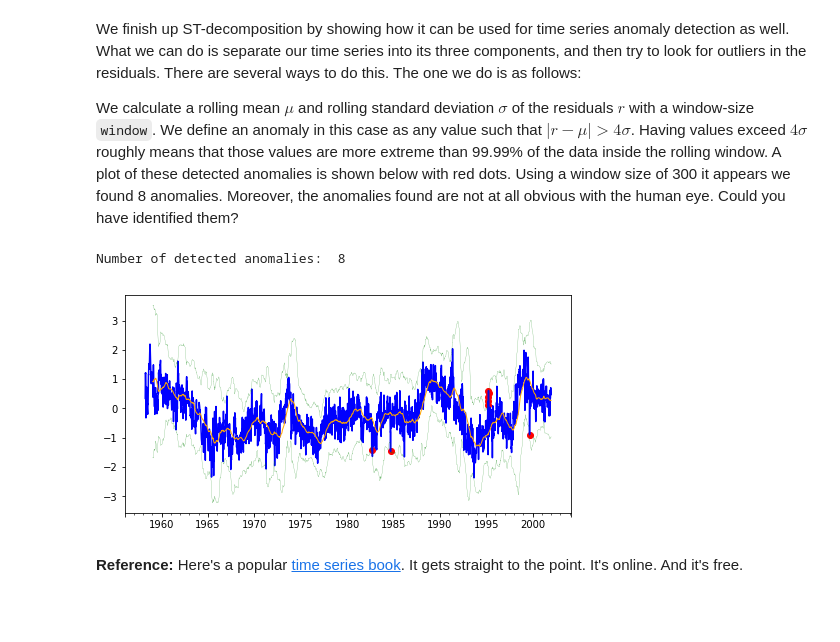
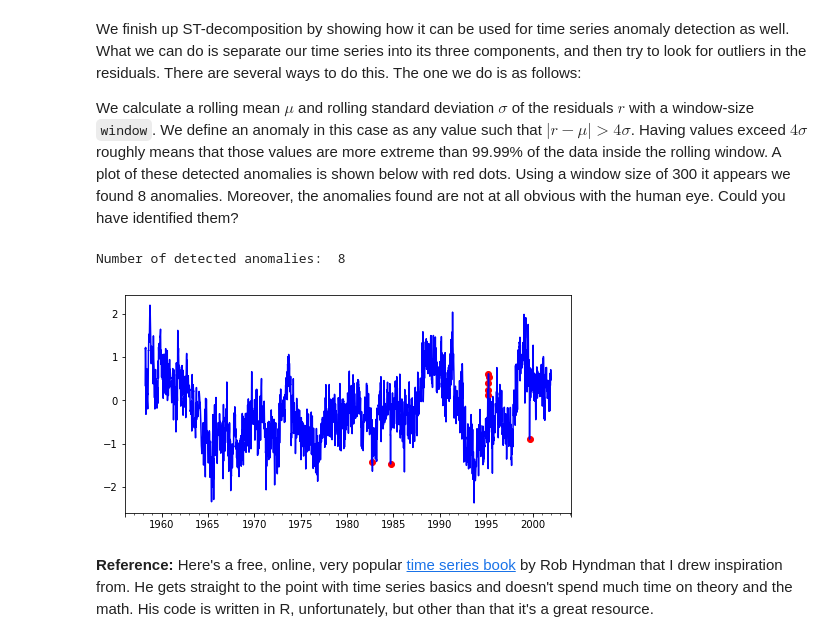
Before and after one commit to rkingery/ml_tutorials, a Jupyter notebook: time_series_basics.ipynb, the cells around one changed output. Cells and saved outputs as stored; diff of their text form; code cells hidden in the pictures; blank space fills up the shorter version.

Commit message:
updated text in time_series_basics

```diff
--- a/time_series_basics.ipynb
+++ b/time_series_basics.ipynb
@@ -200,21 +204,21 @@ We calculate a rolling mean $\mu$ and rolling standard deviation $\sigma$ of the
 # %%
 resids = stl.resid.co2
 window = 300
 mu = resids.rolling(window).mean()
 sigma = resids.rolling(window).std()
 is_anom = resids.sub(mu).abs() > 4*sigma # deviates from 99.99% of the data
 anomalies = resids[resids.sub(mu).abs() > 4*sigma]
 print('Number of detected anomalies: ',len(anomalies))
 
 fig = plt.figure(figsize=(8,4))
 resids.plot(color='blue')
-(mu-4*sigma).plot(color='green', linestyle='-', linewidth=0.2, alpha=0.8)
-(mu+4*sigma).plot(color='green', linestyle='-', linewidth=0.2, alpha=0.8)
-mu.plot(color='orange', linestyle='-', linewidth=1.0)
+#(mu-4*sigma).plot(color='green', linestyle='-', linewidth=0.2, alpha=0.8)
+#(mu+4*sigma).plot(color='green', linestyle='-', linewidth=0.2, alpha=0.8)
+#mu.plot(color='orange', linestyle='-', linewidth=1.0)
 plt.scatter(anomalies.index,anomalies,color='red')
 plt.show()
 # %% [output]
 Number of detected anomalies:  8
-[figure, old version]
+[figure, new version]
 # %% [markdown]
-**Reference:** Here's a popular [time series book](https://otexts.org/fpp2/). It gets straight to the point. It's online. And it's free.
+**Reference:** Here's a free, online, very popular [time series book](https://otexts.org/fpp2/) by Rob Hyndman that I drew inspiration from. He gets straight to the point with time series basics and doesn't spend much time on theory and the math. His code is written in R, unfortunately, but other than that it's a great resource.
```
Also changed, not shown: parts of 4 cells of this notebook.
